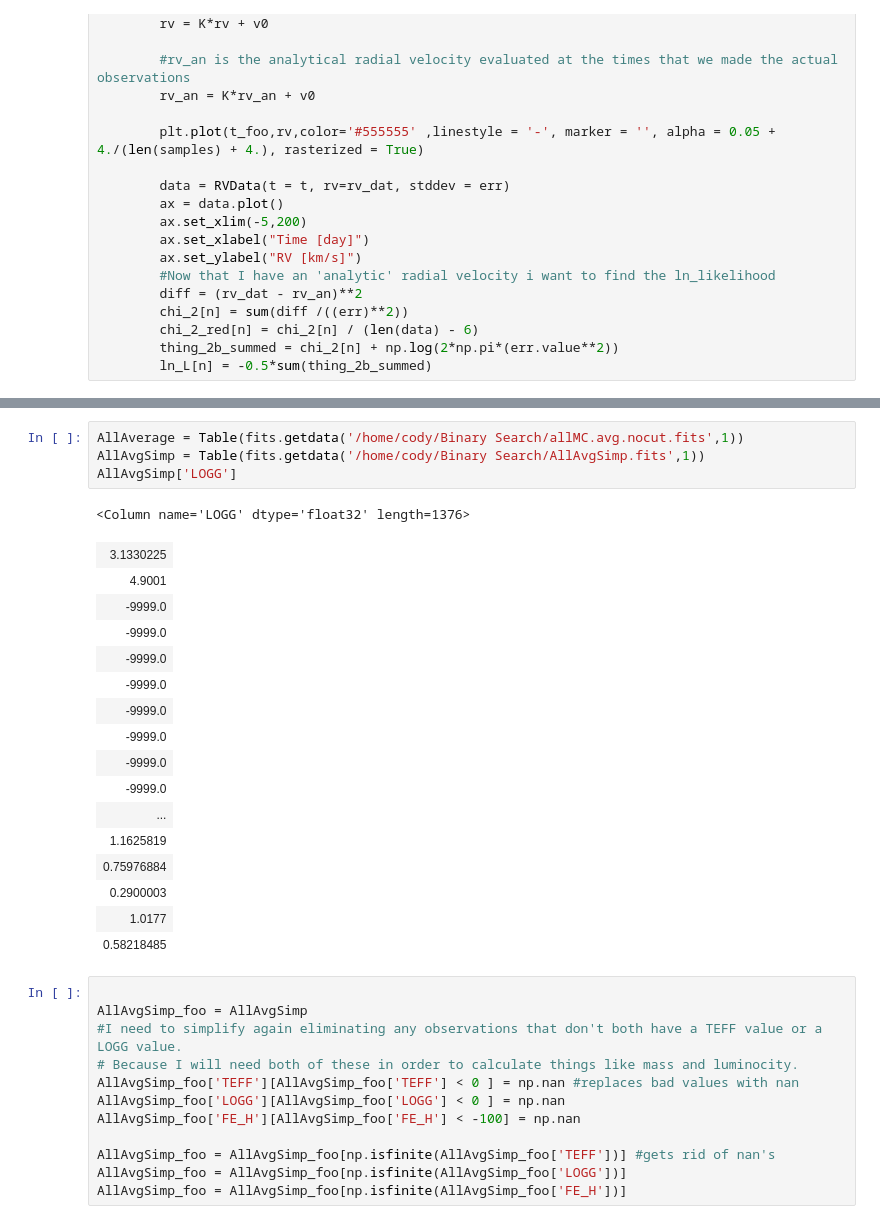
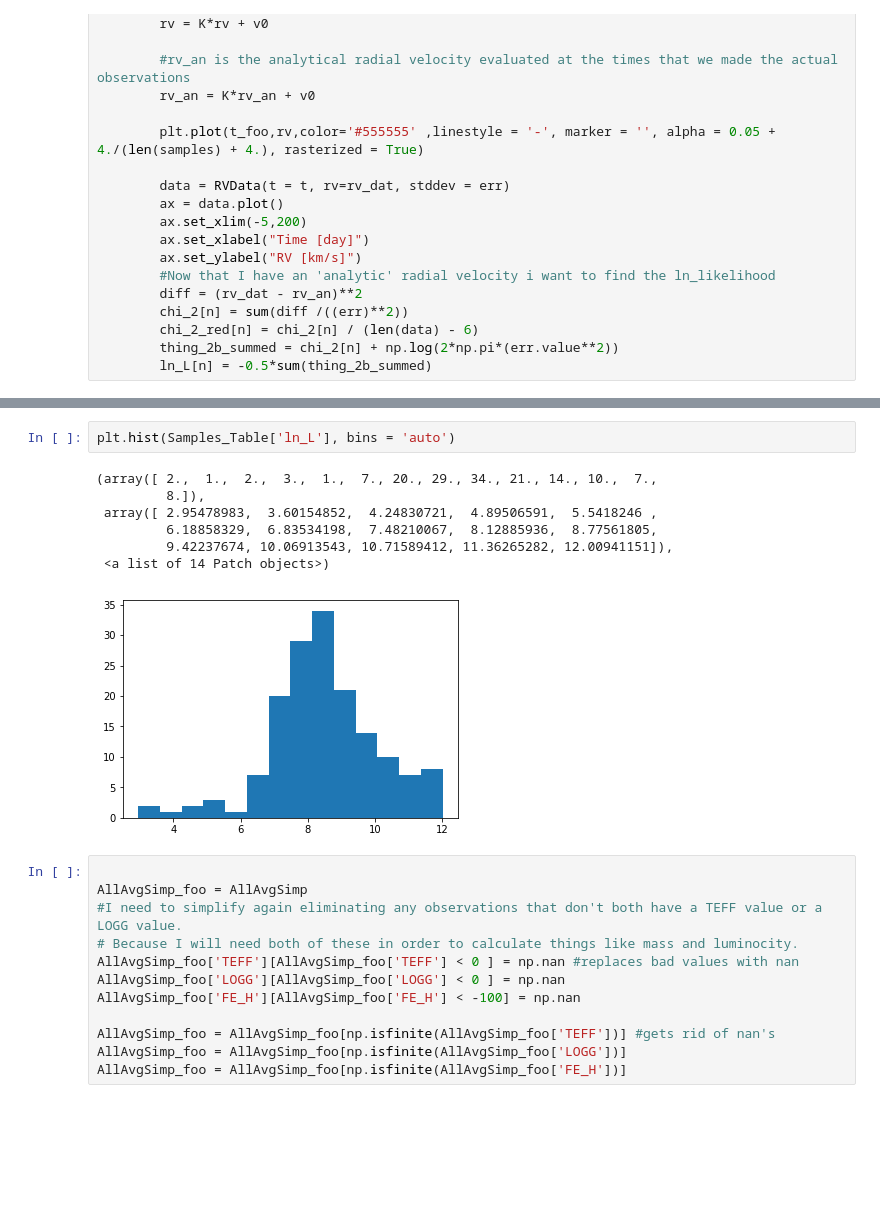
Before and after one commit to CodyDBrown/Binary-Search, a Jupyter notebook: Binary Search.ipynb, the cells around one changed output, grey strips where cells are left out. Drawn from its saved outputs; the diff is of its cells as text; blank space fills up the shorter version.

```diff
--- a/Binary Search.ipynb
+++ b/Binary Search.ipynb
@@ -256,25 +388,13 @@ OSError: File exists: /home/cody/Binary Search/2M00055448-7714368/2M00055448-771
-# %%
-AllAverage = Table(fits.getdata('/home/cody/Binary Search/allMC.avg.nocut.fits',1))
-AllAvgSimp = Table(fits.getdata('/home/cody/Binary Search/AllAvgSimp.fits',1))
-AllAvgSimp['LOGG']
-# %% [output]
-<Column name='LOGG' dtype='float32' length=1376>
-| 3.1330225 |
-| 4.9001 |
-| -9999.0 |
-| -9999.0 |
-| -9999.0 |
-| -9999.0 |
-| -9999.0 |
-| -9999.0 |
-| -9999.0 |
-| -9999.0 |
-| ... |
-| 1.1625819 |
-| 0.75976884 |
-| 0.2900003 |
-| 1.0177 |
-| 0.58218485 |
+# %%
+plt.hist(Samples_Table['ln_L'], bins = 'auto')
+# %% [output]
+(array([ 2.,  1.,  2.,  3.,  1.,  7., 20., 29., 34., 21., 14., 10.,  7.,
+         8.]),
+ array([ 2.95478983,  3.60154852,  4.24830721,  4.89506591,  5.5418246 ,
+         6.18858329,  6.83534198,  7.48210067,  8.12885936,  8.77561805,
+         9.42237674, 10.06913543, 10.71589412, 11.36265282, 12.00941151]),
+ <a list of 14 Patch objects>)
+[figure, added]
 # %%
 
 AllAvgSimp_foo = AllAvgSimp
```
Also changed, not shown: parts of 20 cells of this notebook, 2 other files.
